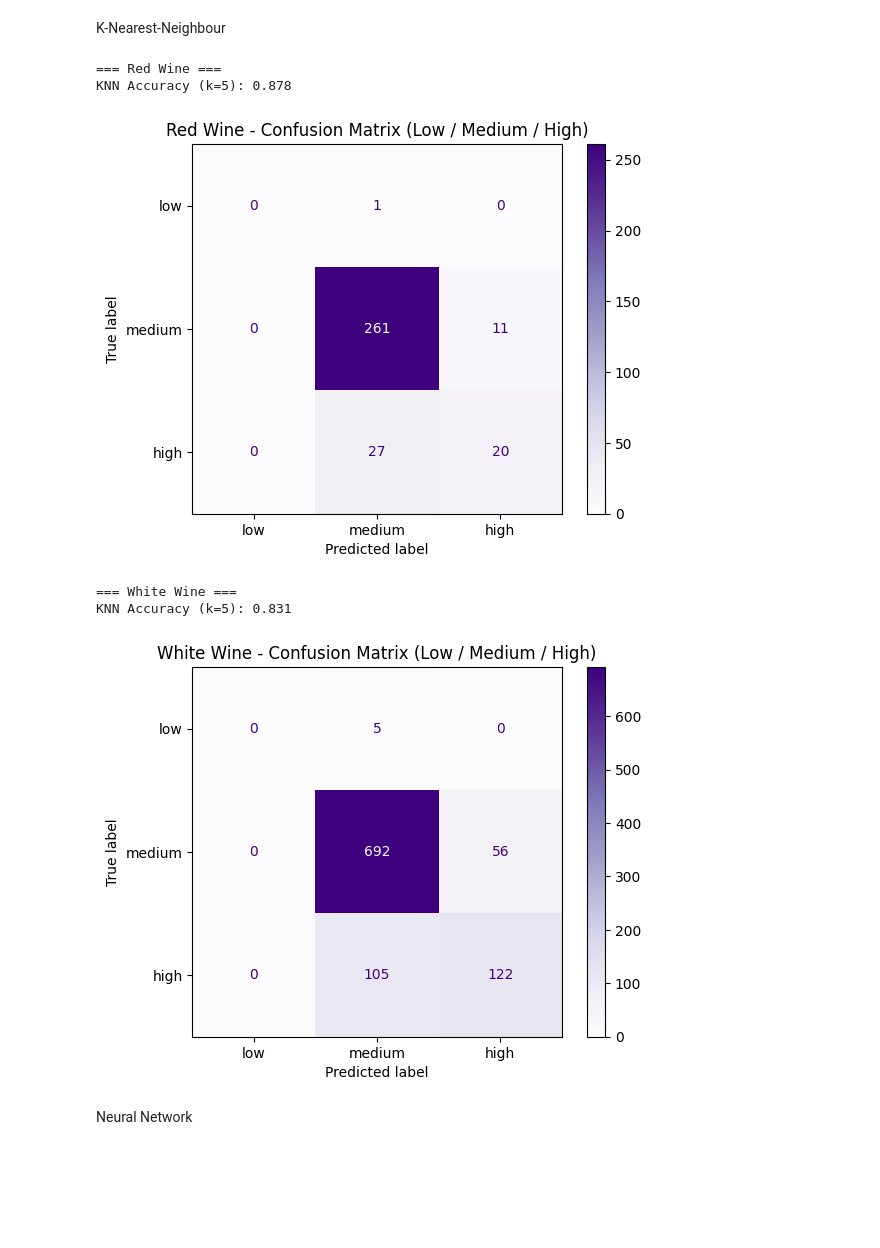
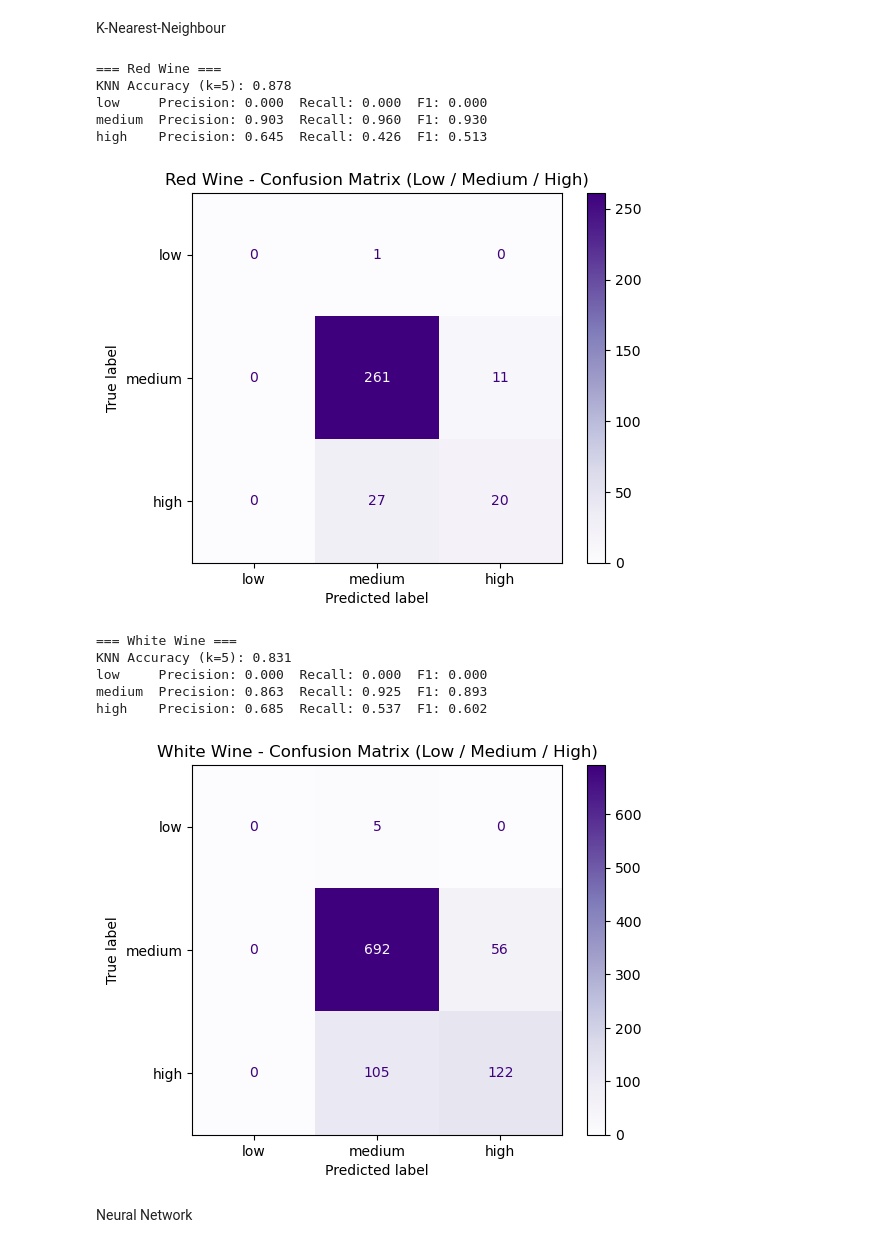
Before and after one commit to dylangeorg3/ENGG2112_Project, a Jupyter notebook: QualityModels.ipynb, the cells around one changed output. Saved outputs shown, nothing was run; the diff lists cells and outputs as text; code cells hidden in the pictures; blank space fills up the shorter version.

```diff
--- a/QualityModels.ipynb
+++ b/QualityModels.ipynb
@@ -68,6 +69,15 @@ y_pred = log_model.predict(X_test_scaled)
 acc = accuracy_score(y_test, y_pred)
 print(f"Logistic Regression Accuracy (3 categories): {acc:.3f}")
 
+# Precision, recall and F1 score (balance of the two)
+labels = ["low", "medium", "high"]
+precisions = precision_score(y_test, y_pred, labels=labels, average=None, zero_division=0)
+recalls = recall_score(y_test, y_pred, labels=labels, average=None, zero_division=0)
+f1s = f1_score(y_test, y_pred, labels=labels, average=None, zero_division=0)
+
+for lab, p, r, f in zip(labels, precisions, recalls, f1s):
+    print(f"{lab:6s}  Precision: {p:.3f}  Recall: {r:.3f}  F1: {f:.3f}")
+
 # Confusion matrix
 cm = confusion_matrix(y_test, y_pred, labels=["low", "medium", "high"])
 disp = ConfusionMatrixDisplay(confusion_matrix=cm, display_labels=["low", "medium", "high"])
@@ -91,37 +104,52 @@ for name, df in datasets.items():
     y = df["quality_category"]
 
     # Train-test split
     X_train, X_test, y_train, y_test = train_test_split(X, y, test_size=0.2, random_state=42)
 
     # Scale features
     scaler = StandardScaler()
     X_train_scaled = scaler.fit_transform(X_train)
     X_test_scaled = scaler.transform(X_test)
 
     # K-Nearest Neighbors classifier
     knn_model = KNeighborsClassifier(n_neighbors=k)
     knn_model.fit(X_train_scaled, y_train)
 
     # Predictions
     y_pred = knn_model.predict(X_test_scaled)
 
     # Accuracy
     acc = accuracy_score(y_test, y_pred)
     print(f"KNN Accuracy (k={k}): {acc:.3f}")
 
+    # Precision, recall and F1 score (balance of the two)
+    labels = ["low", "medium", "high"]
+    precisions = precision_score(y_test, y_pred, labels=labels, average=None, zero_division=0)
+    recalls = recall_score(y_test, y_pred, labels=labels, average=None, zero_division=0)
+    f1s = f1_score(y_test, y_pred, labels=labels, average=None, zero_division=0)
+
+    for lab, p, r, f in zip(labels, precisions, recalls, f1s):
+        print(f"{lab:6s}  Precision: {p:.3f}  Recall: {r:.3f}  F1: {f:.3f}")
+
     # Confusion matrix
     cm = confusion_matrix(y_test, y_pred, labels=["low", "medium", "high"])
     disp = ConfusionMatrixDisplay(confusion_matrix=cm, display_labels=["low", "medium", "high"])
     disp.plot(cmap="Purples", values_format="d")
     plt.title(f"{name} - Confusion Matrix (Low / Medium / High)")
     plt.show()
 # %% [output]
 === Red Wine ===
 KNN Accuracy (k=5): 0.878
+low     Precision: 0.000  Recall: 0.000  F1: 0.000
+medium  Precision: 0.903  Recall: 0.960  F1: 0.930
+high    Precision: 0.645  Recall: 0.426  F1: 0.513
-[figure, old version]
+[figure, new version]
 === White Wine ===
 KNN Accuracy (k=5): 0.831
+low     Precision: 0.000  Recall: 0.000  F1: 0.000
+medium  Precision: 0.863  Recall: 0.925  F1: 0.893
+high    Precision: 0.685  Recall: 0.537  F1: 0.602
-[figure, old version]
+[figure, new version]
 # %% [markdown]
 Neural Network
 # %%
```
Also changed, not shown: parts of 4 cells of this notebook, 1 other file.
